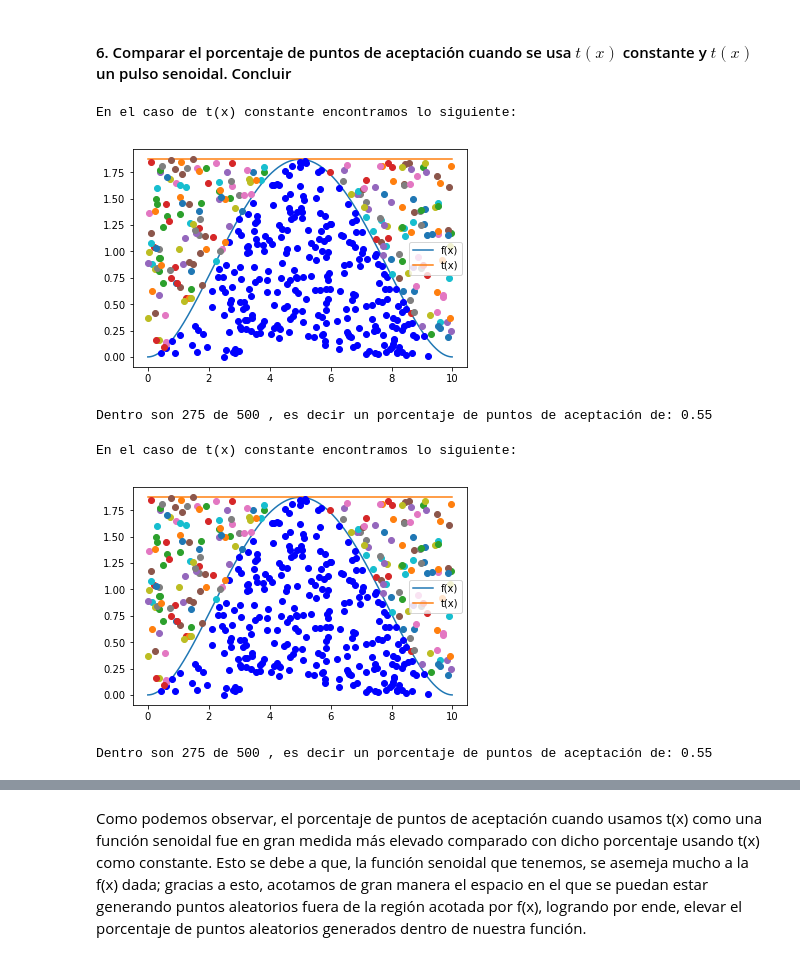
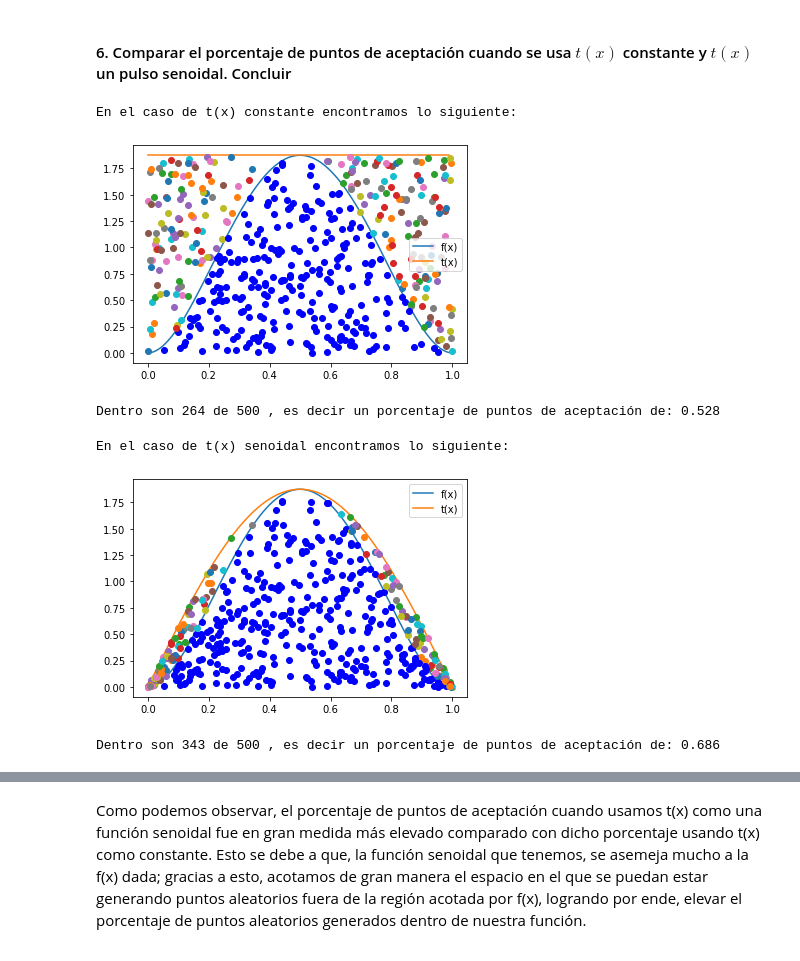
Before and after one commit to oscaralfonso17/Tarea6_IPaniagua_OAFlores, a Jupyter notebook: Tarea6_IPaniagua_OAFlores.ipynb, the cells around one changed output, grey strips where cells are left out. Saved outputs shown, nothing was run; the diff lists cells and outputs as text; code cells hidden in the pictures.

```diff
--- a/Tarea6_IPaniagua_OAFlores.ipynb
+++ b/Tarea6_IPaniagua_OAFlores.ipynb
@@ -315,23 +316,23 @@ Acep_rechazo(R2,R1,f,t)
 #### 6. Comparar el porcentaje de puntos de aceptación cuando se usa $t(x)$ constante y $t(x)$ un pulso senoidal. Concluir
 # %%
 print("En el caso de t(x) constante encontramos lo siguiente:")
-x = np.arange(b,c,intervalos)
+x = np.arange(0,1,0.01)
 plt.plot(x,f(x),label='f(x)')
-plt.plot(x,tconst(x),label='t(x)')
+plt.plot(x,tconst(x),label='t(x)') #tconst esta creada anteriormente
 plt.legend()
-Acep_rechazocte(R2,R1,f,tconst)
+Acep_rechazo(R2,R1,f,tconst)
 # %% [output]
 En el caso de t(x) constante encontramos lo siguiente:
-[figure, old version]
+[figure, new version]
-Dentro son 275 de 500 , es decir un porcentaje de puntos de aceptación de: 0.55
+Dentro son 264 de 500 , es decir un porcentaje de puntos de aceptación de: 0.528
 # %%
-print("En el caso de t(x) constante encontramos lo siguiente:")
-x = np.arange(b,c,intervalos)
+print("En el caso de t(x) senoidal encontramos lo siguiente:")
+x = np.arange(0,1,0.01)
 plt.plot(x,f(x),label='f(x)')
-plt.plot(x,tconst(x),label='t(x)')
+plt.plot(x,t(x),label='t(x)')
 plt.legend()
-Acep_rechazo(R2,R1,f,tconst)
+Acep_rechazo(R2,R1,f,t)
 # %% [output]
-En el caso de t(x) constante encontramos lo siguiente:
+En el caso de t(x) senoidal encontramos lo siguiente:
-[figure, old version]
+[figure, new version]
-Dentro son 275 de 500 , es decir un porcentaje de puntos de aceptación de: 0.55
+Dentro son 343 de 500 , es decir un porcentaje de puntos de aceptación de: 0.686
```
Also changed, not shown: parts of 7 cells of this notebook.
